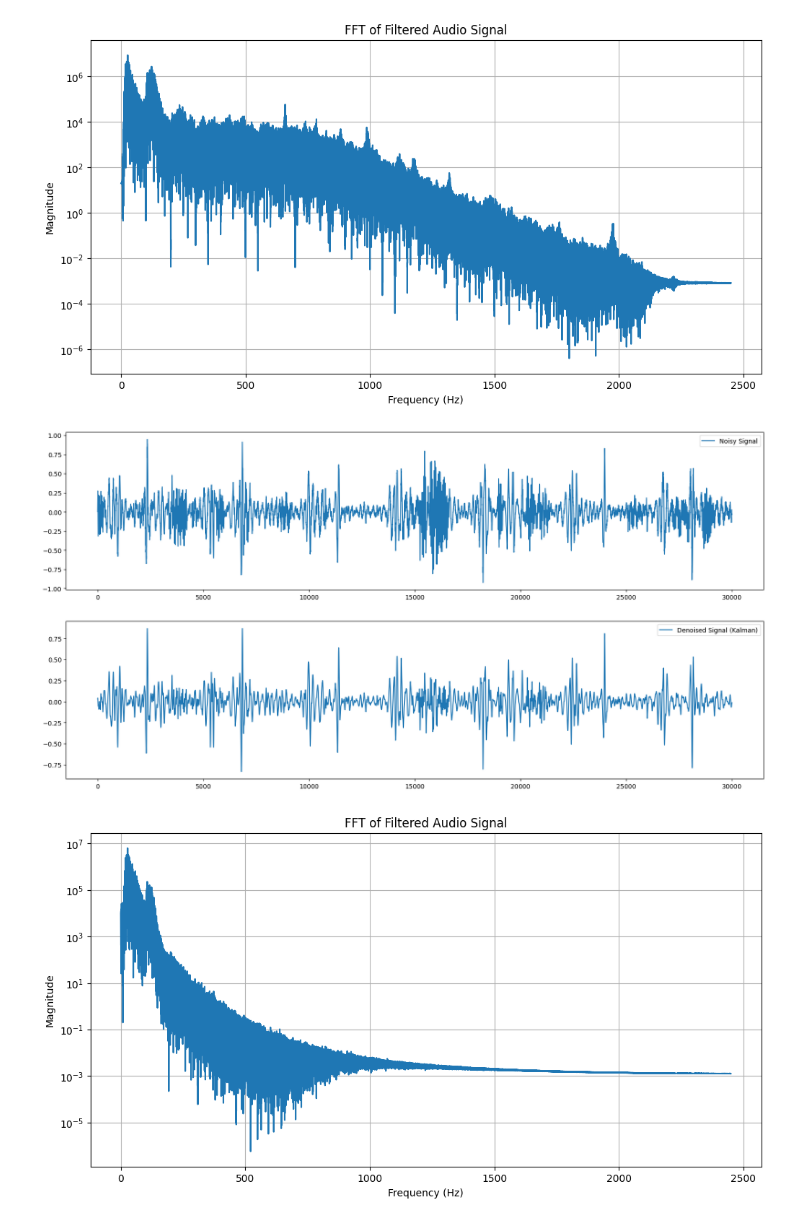
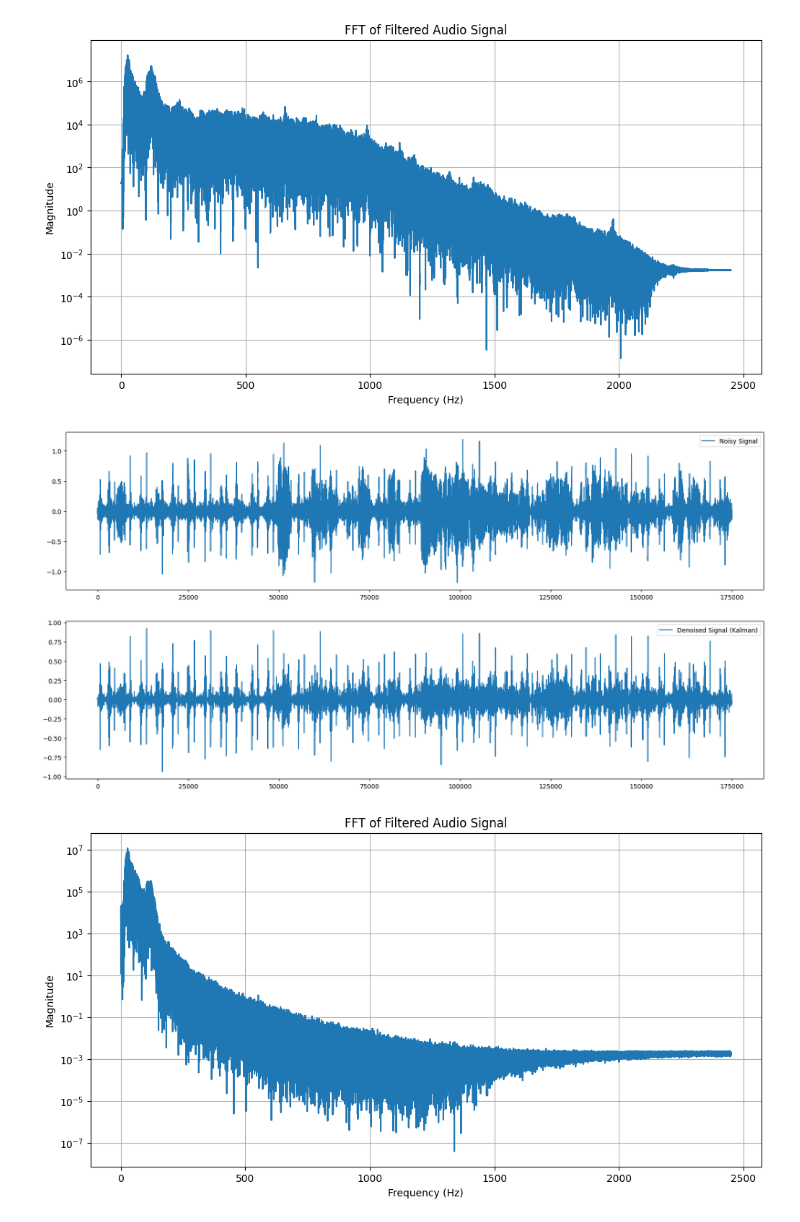
Before and after one commit to djorgeext/pcg-ecg-analysis, a Jupyter notebook: procesamiento_audio_crudo.ipynb, the cells around one changed output. Saved outputs shown, nothing was run; the diff lists cells and outputs as text; code cells hidden in the pictures.

```diff
--- a/procesamiento_audio_crudo.ipynb
+++ b/procesamiento_audio_crudo.ipynb
@@ -12,7 +12,7 @@ path = 'mediciones_simultaneas/DAVID281125.wav'
 fs, audio_1 = wavread(path)
 audio_1 = audio_1[:,0].astype(np.float32)
 # cut from 10 minutes to 6 minutes
-audio_1 = audio_1[fs*60*14:fs*60*15]
+audio_1 = audio_1[fs*60*14:fs*60*16]
 mean = np.mean(audio_1)
 std = np.std(audio_1)
 
@@ -43,7 +43,7 @@ plt.grid()
 #plt.xlim(0, 500)
 plt.show()
 # %% [output]
-[figure, old version]
+[figure, new version]
 # %%
 def pcg_kalman_denoising(audio_1, fs):
     """
@@ -385,16 +385,16 @@ def _core_kalman_loops(y_lp, audio_1, theta_init, Q_param, R_param, Q_sig_base,
 # FUNCIÓN ENVOLTORIO (API PÚBLICA)
 # =========================================================================
 def pcg_kalman_denoising_optimized(audio_1, fs):
-    """
-    Versión optimizada con Numba del algoritmo de Nazemi et al. (2021).
-    Acelera los bucles de Kalman reduciendo el tiempo de ejecución drásticamente.
-    """
+
+    """ Versión optimizada con Numba del algoritmo de Nazemi et al. (2021).
+    Acelera los bucles de Kalman reduciendo el tiempo de ejecución drásticamente. """
+
     N = len(audio_1)
 
     # 1. Pre-procesamiento (scipy no es compatible con njit, se hace fuera)
     f1, f2 = 20.0, 100.0
     trans = 10.0
-    numtaps = 251
+    numtaps = 551
     bands = [0.0, f1 - trans - 5, f1 - trans, f1, f2, f2 + trans, f2 + trans + 5, fs / 2.0]
     desired = [0.0, 0.0, 0.0, 5.0, 5.0, 0.0, 0.0, 0.0]
     h = signal.firls(numtaps, bands, desired, fs=fs)
@@ -434,14 +434,14 @@ denoised_signal = pcg_kalman_denoising_optimized(filtered_signal, fs)
 # %%
 plt.figure(figsize=(20, 10))
 plt.subplot(2,1,1)
-plt.plot(filtered_signal[145000:175000], label='Noisy Signal')
+plt.plot(filtered_signal[:175000], label='Noisy Signal')
 plt.legend()
 plt.subplot(2,1,2)
-plt.plot(denoised_signal[145000:175000], label='Denoised Signal (Kalman)')
+plt.plot(denoised_signal[:175000], label='Denoised Signal (Kalman)')
 plt.legend()
 plt.show()
 # %% [output]
-[figure, old version]
+[figure, new version]
 # %%
 filtered_signal_fft = np.fft.fft(denoised_signal)
 freqs = np.linspace(0, fs/2, len(filtered_signal_fft)//2 + 1)
@@ -455,7 +455,7 @@ plt.grid()
 #plt.xlim(0, 500)
 plt.show()
 # %% [output]
-[figure, old version]
+[figure, new version]
 # %%
 # band-pass filter 20-100 Hz
 lowcut = 20.0
```
Also changed, not shown: parts of 6 cells of this notebook, 1 other file.
